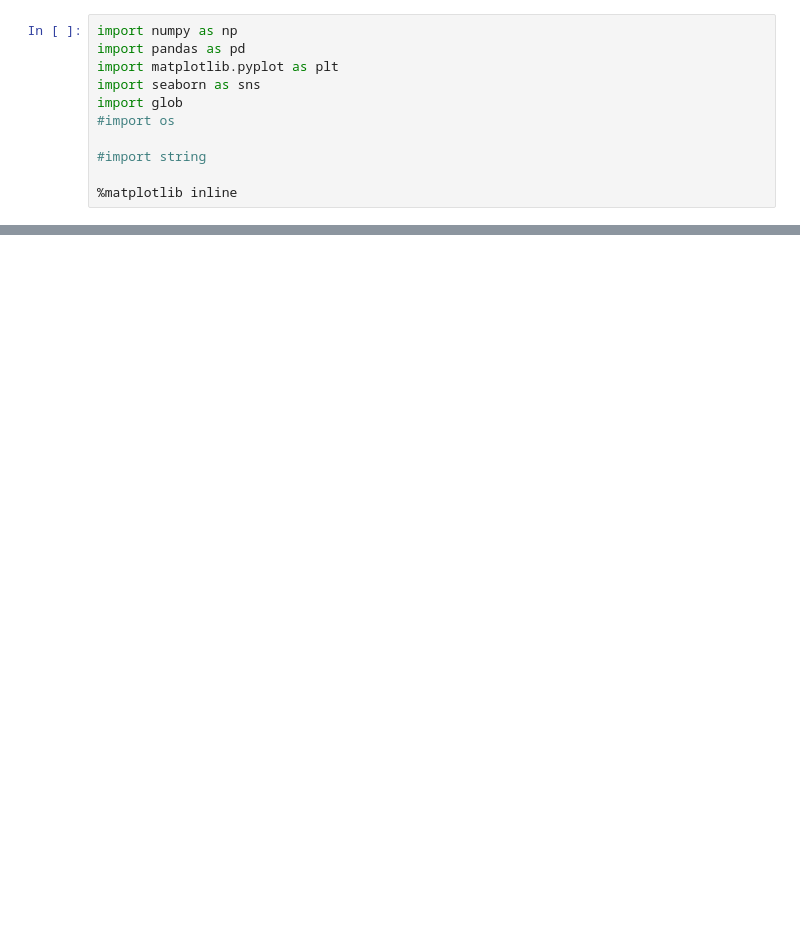
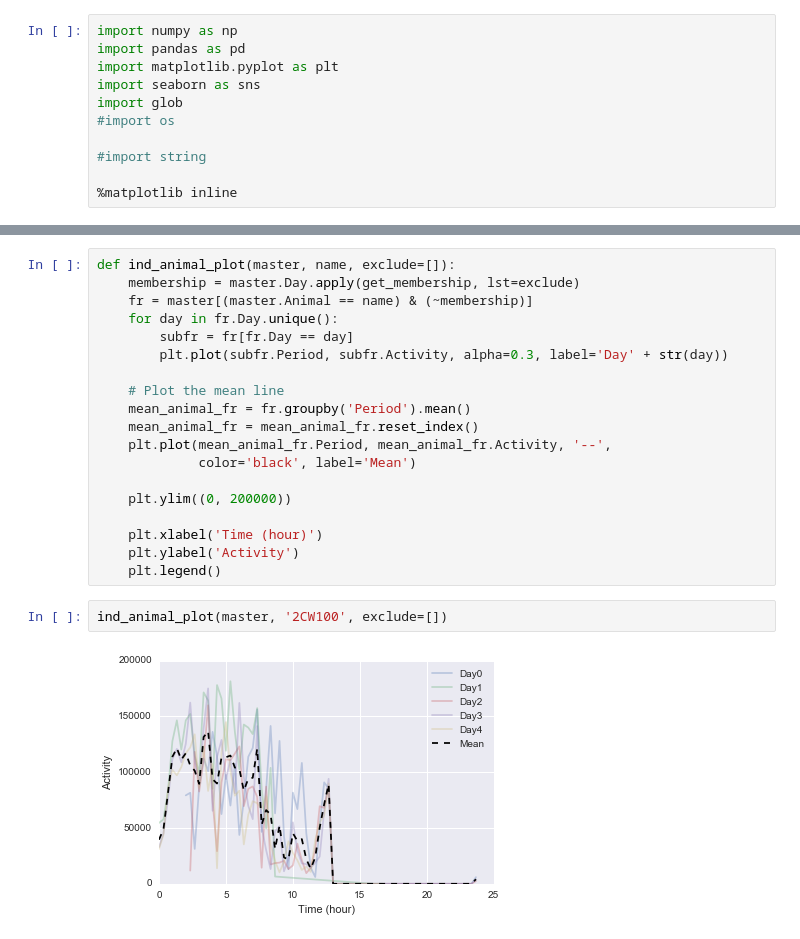
Before and after one commit to lmn93beo/Finch_Movement, a Jupyter notebook: Finch_Movement_Batch_Analysis.ipynb, the cells around one changed output, grey strips where cells are left out. Drawn from its saved outputs; the diff is of its cells as text; blank space fills up the shorter version.

```diff
--- a/Finch_Movement_Batch_Analysis.ipynb
+++ b/Finch_Movement_Batch_Analysis.ipynb
@@ -112,0 +87,23 @@ mean_fr.unstack()
+# %%
+def ind_animal_plot(master, name, exclude=[]):
+    membership = master.Day.apply(get_membership, lst=exclude)
+    fr = master[(master.Animal == name) & (~membership)]
+    for day in fr.Day.unique():
+        subfr = fr[fr.Day == day]
+        plt.plot(subfr.Period, subfr.Activity, alpha=0.3, label='Day' + str(day))
+
+    # Plot the mean line
+    mean_animal_fr = fr.groupby('Period').mean()
+    mean_animal_fr = mean_animal_fr.reset_index()
+    plt.plot(mean_animal_fr.Period, mean_animal_fr.Activity, '--',
+             color='black', label='Mean')
+
+    plt.ylim((0, 200000))
+
+    plt.xlabel('Time (hour)')
+    plt.ylabel('Activity')
+    plt.legend()
+# %%
+ind_animal_plot(master, '2CW100', exclude=[])
+# %% [output]
+[figure, added]
```
Also changed, not shown: parts of 25 cells of this notebook, 1 other file.
